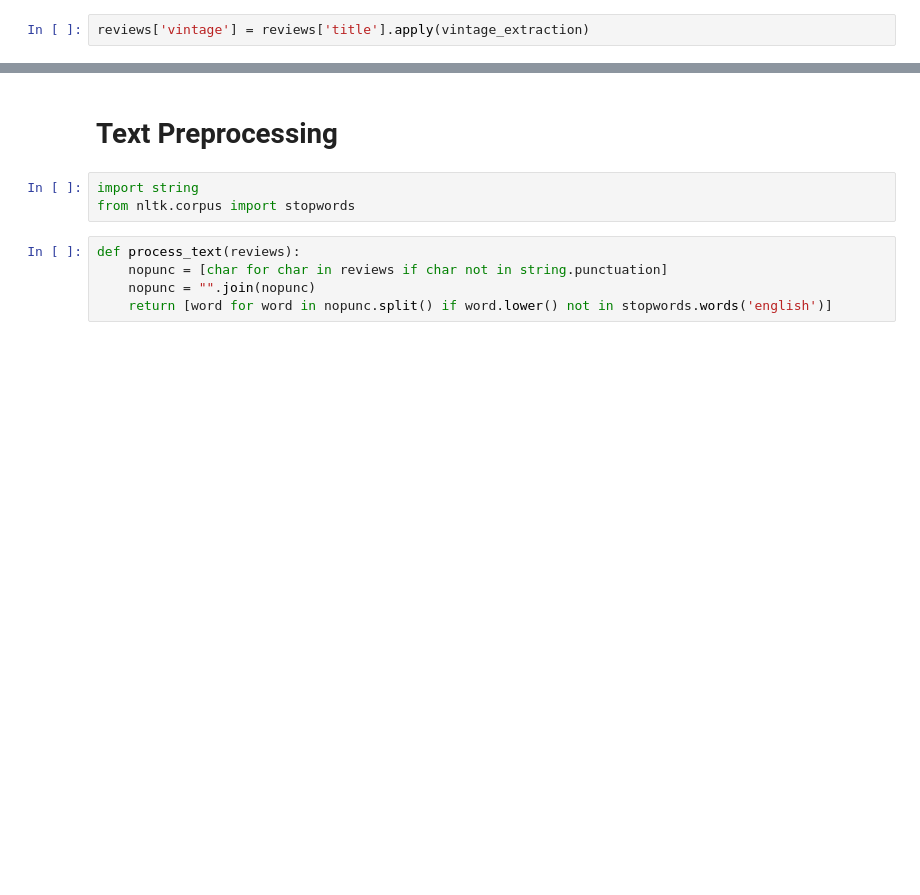
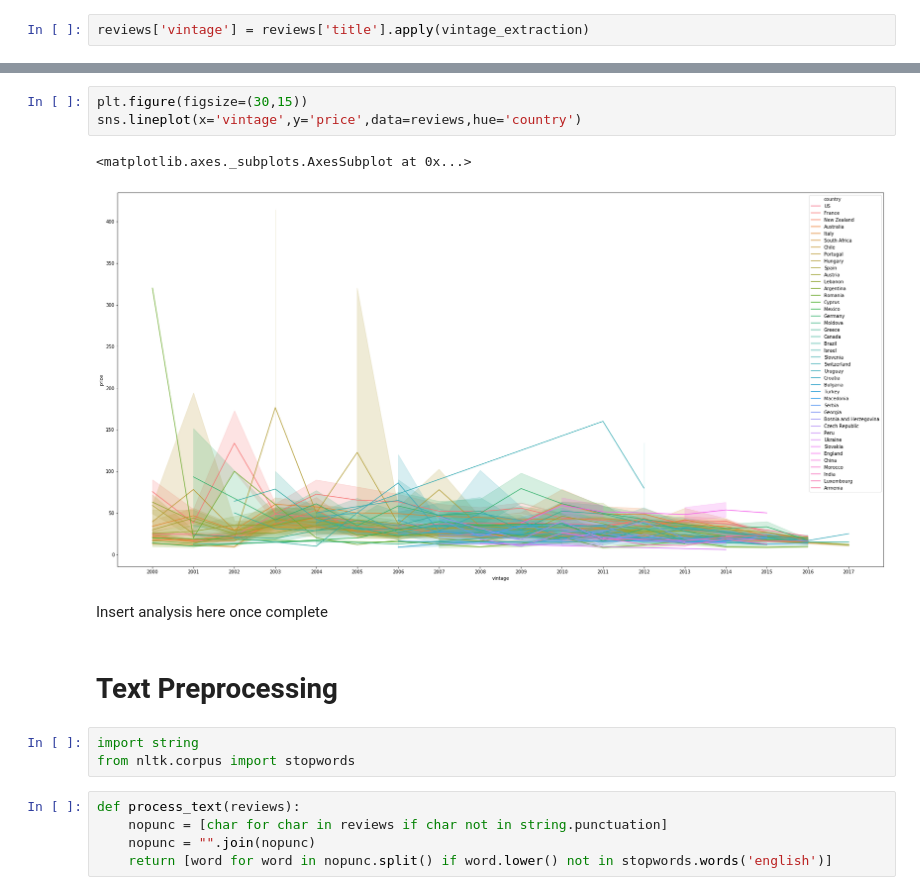
Before and after one commit to zengx356/Wine-Analysis, a Jupyter notebook: Wine Analyzation.ipynb, the cells around one changed output, grey strips where cells are left out. Saved outputs shown, nothing was run; the diff lists cells and outputs as text; blank space fills up the shorter version.

```diff
--- a/Wine Analyzation.ipynb
+++ b/Wine Analyzation.ipynb
@@ -195,3 +237,11 @@ reviews[reviews['vintage'] <= '100']
+# %%
+plt.figure(figsize=(30,15))
+sns.lineplot(x='vintage',y='price',data=reviews,hue='country')
+# %% [output]
+<matplotlib.axes._subplots.AxesSubplot at 0x...>
+[figure, added]
+# %% [markdown]
+Insert analysis here once complete
 # %% [markdown]
 # Text Preprocessing
 # %%
```
Also changed, not shown: parts of 14 cells of this notebook.
